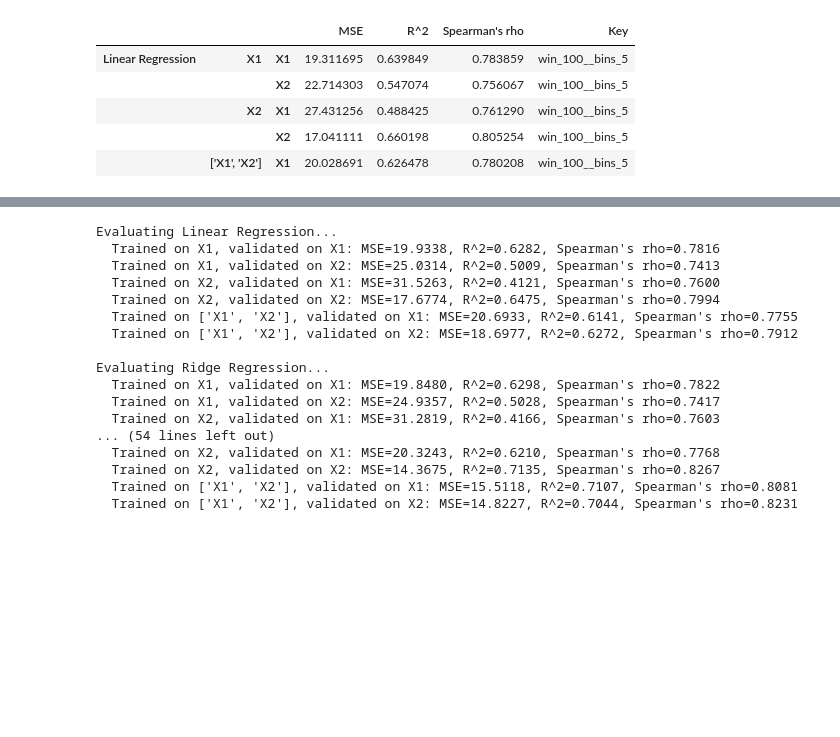
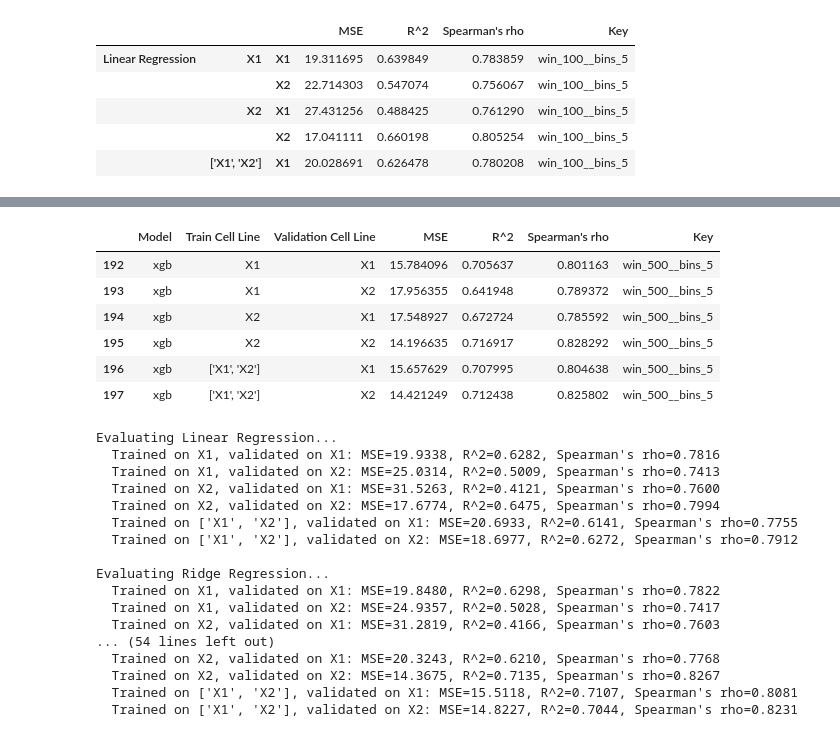
Before and after one commit to Jamoser123/ML4G-projects, a Jupyter notebook: project1/Project1_starter_code_florian.ipynb, the cells around one changed output, grey strips where cells are left out. Cells and saved outputs as stored; diff of their text form; code cells hidden in the pictures; blank space fills up the shorter version.

```diff
--- a/project1/Project1_starter_code_florian.ipynb
+++ b/project1/Project1_starter_code_florian.ipynb
@@ -1086,3 +1141,13 @@ all_results.head()
+# %%
+all_results_reset[(all_results_reset['Model'] == 'xgb') & (all_results_reset['Key'] == 'win_500__bins_5')]
+# %% [output]
+|  | Model | Train Cell Line | Validation Cell Line | MSE | R^2 | Spearman's rho | Key |
+| 192 | xgb | X1 | X1 | 15.784096 | 0.705637 | 0.801163 | win_500__bins_5 |
+| 193 | xgb | X1 | X2 | 17.956355 | 0.641948 | 0.789372 | win_500__bins_5 |
+| 194 | xgb | X2 | X1 | 17.548927 | 0.672724 | 0.785592 | win_500__bins_5 |
+| 195 | xgb | X2 | X2 | 14.196635 | 0.716917 | 0.828292 | win_500__bins_5 |
+| 196 | xgb | ['X1', 'X2'] | X1 | 15.657629 | 0.707995 | 0.804638 | win_500__bins_5 |
+| 197 | xgb | ['X1', 'X2'] | X2 | 14.421249 | 0.712438 | 0.825802 | win_500__bins_5 |
 # %%
 models = {
     'Linear Regression': LinearRegression(),
```
Also changed, not shown: parts of 2 cells of this notebook.
